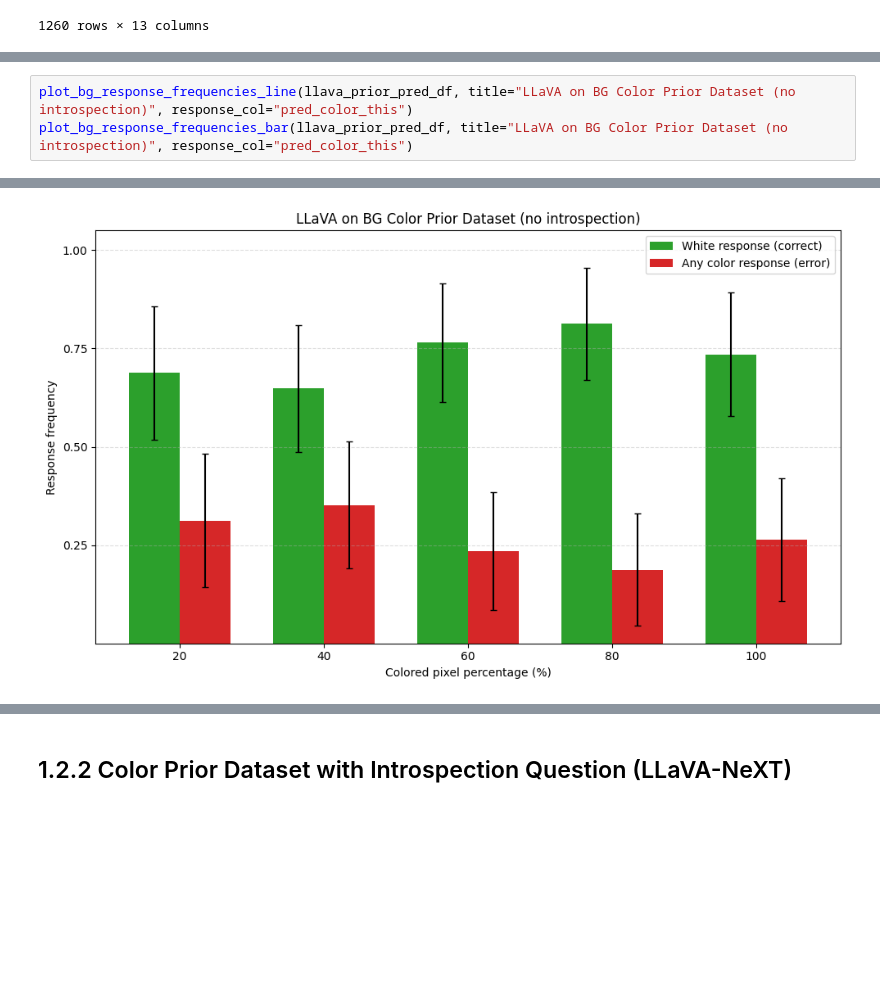
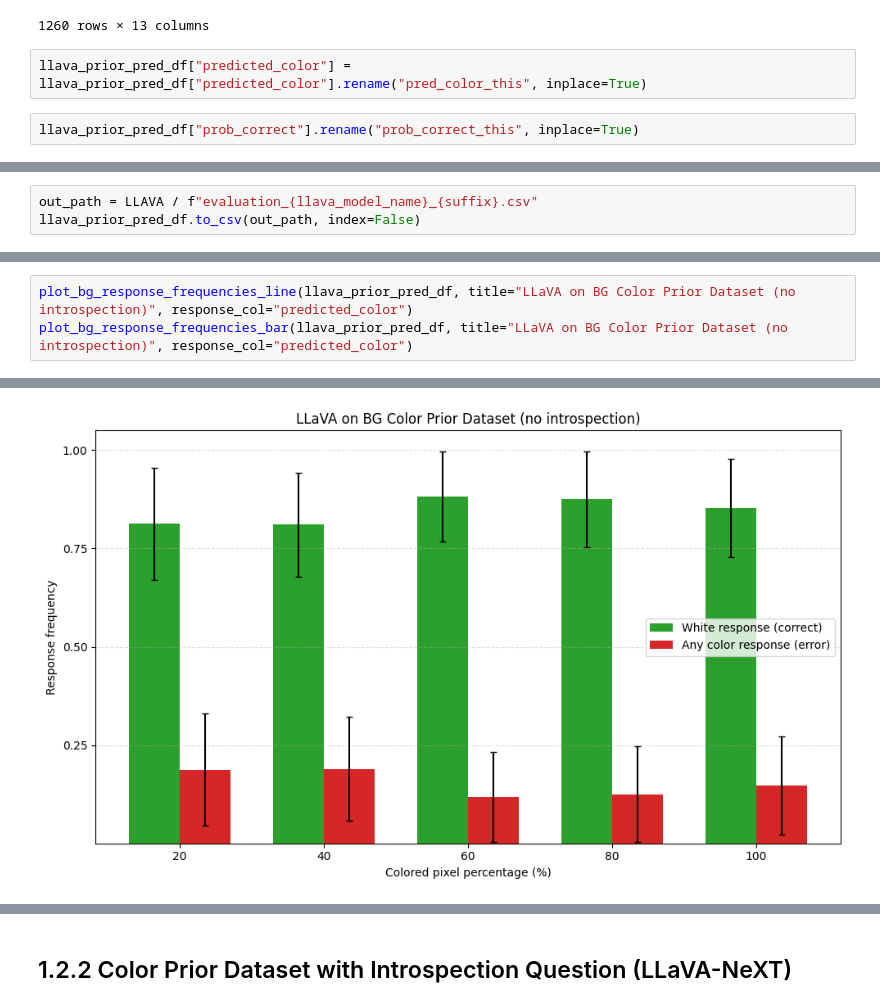
Before and after one commit to jonnemi/color-concept-entanglement, a Jupyter notebook: model_evaluation/VLM_evaluations.ipynb, the cells around one changed output, grey strips where cells are left out. Saved outputs shown, nothing was run; the diff lists cells and outputs as text; blank space fills up the shorter version.

```diff
--- a/model_evaluation/VLM_evaluations.ipynb
+++ b/model_evaluation/VLM_evaluations.ipynb
@@ -322,3 +322,7 @@ display(llava_prior_pred_df)
 | 1258 | /mnt/lustre/work/eickhoff/esx061/... | snake | green | green | 0.943359 | NaN | correct_prior | ... |
 | 1259 | /mnt/lustre/work/eickhoff/esx061/... | rottweiler | brown | brown | 0.939453 | NaN | correct_prior | ... |
 1260 rows × 13 columns
+# %%
+llava_prior_pred_df["predicted_color"] = llava_prior_pred_df["predicted_color"].rename("pred_color_this", inplace=True)
+# %%
+llava_prior_pred_df["prob_correct"].rename("prob_correct_this", inplace=True)
@@ -325,3 +351,6 @@ display(llava_prior_pred_df)
+# %%
+out_path = LLAVA / f"evaluation_{llava_model_name}_{suffix}.csv"
+llava_prior_pred_df.to_csv(out_path, index=False)
 # %%
 plot_fg_response_frequencies_line(llava_prior_pred_df, title="LLaVA on FG Color Prior Dataset (no introspection)", response_col="predicted_color")
 plot_fg_response_frequencies_bar(llava_prior_pred_df, title="LLaVA on FG Color Prior Dataset (no introspection)", response_col="predicted_color")
@@ -351,6 +380,6 @@ black and white     1
 pink                1
 Name: count, dtype: int64
 # %%
-plot_bg_response_frequencies_line(llava_prior_pred_df, title="LLaVA on BG Color Prior Dataset (no introspection)", response_col="pred_color_this")
-plot_bg_response_frequencies_bar(llava_prior_pred_df, title="LLaVA on BG Color Prior Dataset (no introspection)", response_col="pred_color_this")
+plot_bg_response_frequencies_line(llava_prior_pred_df, title="LLaVA on BG Color Prior Dataset (no introspection)", response_col="predicted_color")
+plot_bg_response_frequencies_bar(llava_prior_pred_df, title="LLaVA on BG Color Prior Dataset (no introspection)", response_col="predicted_color")
 # %% [output]
@@ -358,4 +387,4 @@ plot_bg_response_frequencies_bar(llava_prior_pred_df, title="LLaVA on BG Color P
-[figure, old version]
+[figure, new version]
 # %%
 plot_model_confidence(
     llava_prior_pred_df,
```
Also changed, not shown: parts of 11 cells of this notebook, 3 other files.
